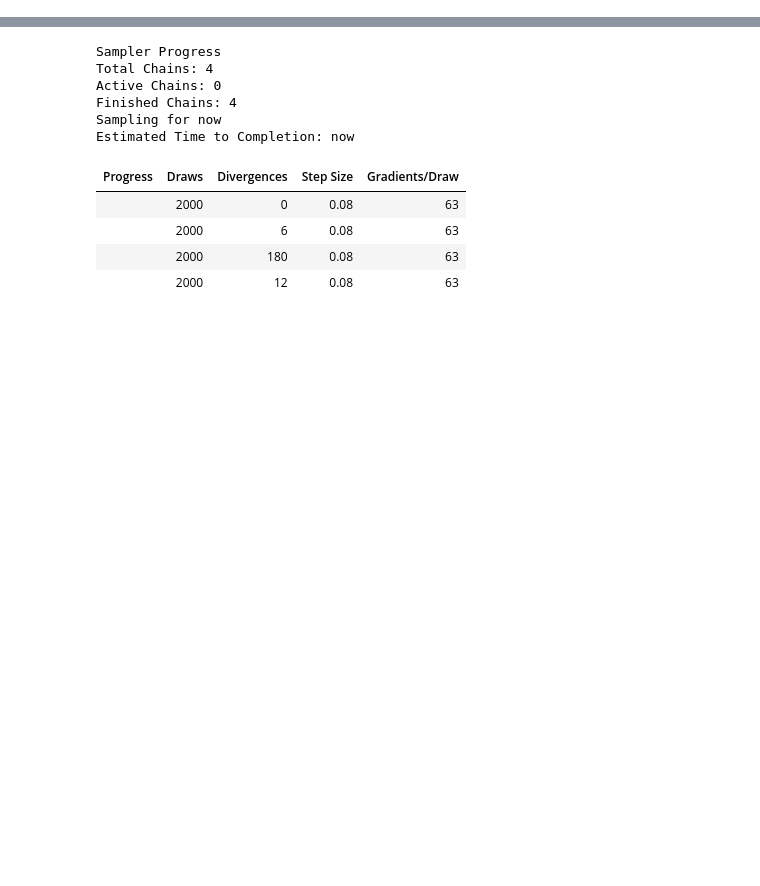
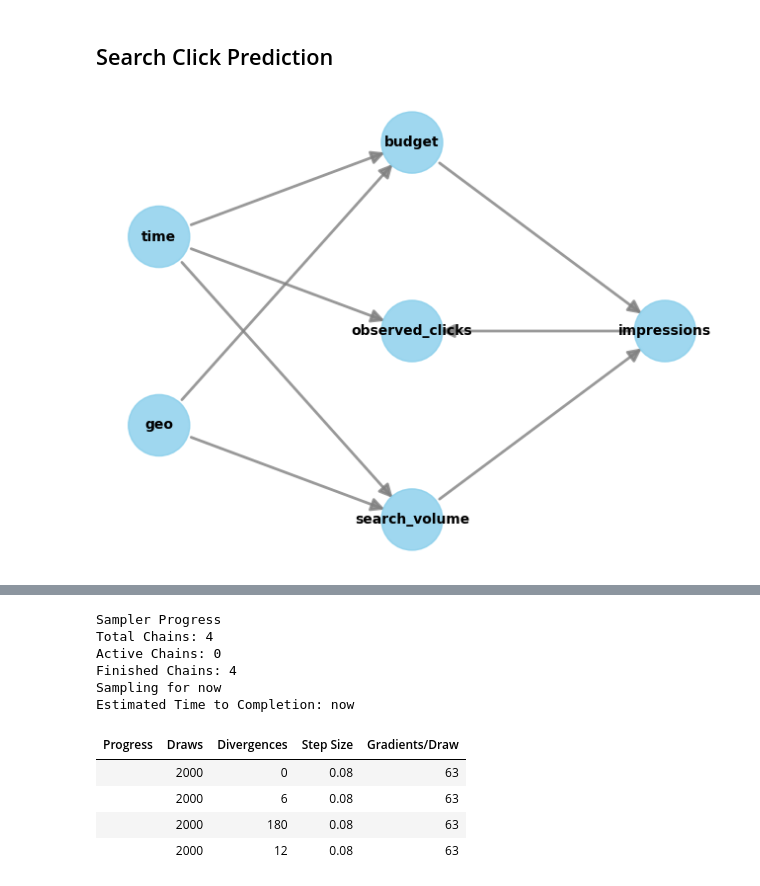
Before and after one commit to redam94/search-click-prediction, a Jupyter notebook: notebooks/test_model.ipynb, the cells around one changed output, grey strips where cells are left out. Drawn from its saved outputs; the diff is of its cells as text; code cells hidden in the pictures; blank space fills up the shorter version.

Commit message:
Added Clicks Model

```diff
--- a/notebooks/test_model.ipynb
+++ b/notebooks/test_model.ipynb
@@ -22,5 +39,17 @@ from search_click_prediction.data_generation import generate_data_search_data
 # %%
 data = generate_data_search_data()
+# %% [markdown]
+## Search Click Prediction
+# %%
+model = dowhy.CausalModel(
+    data=data.to_dataframe(),
+    graph=causal_graph.replace("\n", " "),
+    treatment="budget",
+    outcome="observed_clicks",
+)
+model.view_model()
+# %% [output]
+[figure, added]
 # %%
 data.budget.plot.line(x="date", hue="geo");
 # %% [output]
```
Also changed, not shown: parts of 28 cells of this notebook, 3 other files.
